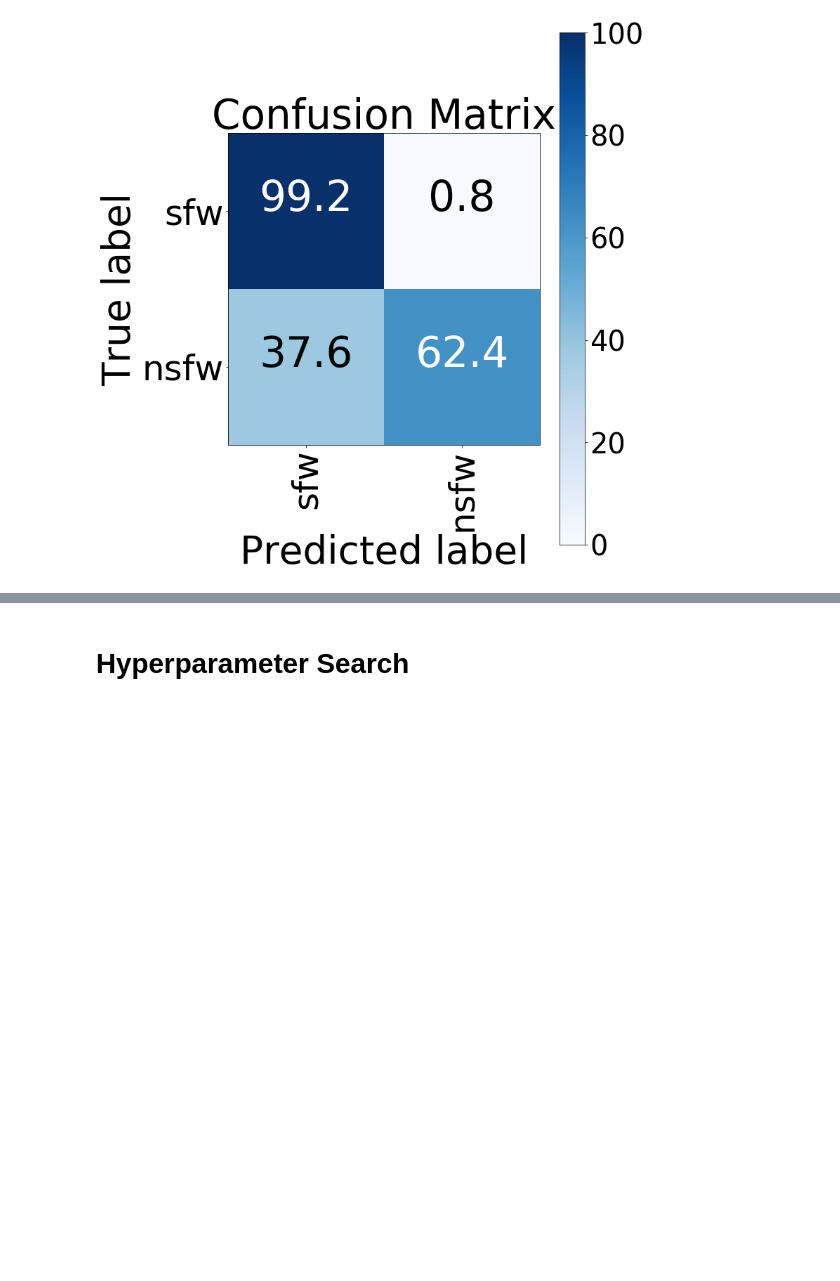
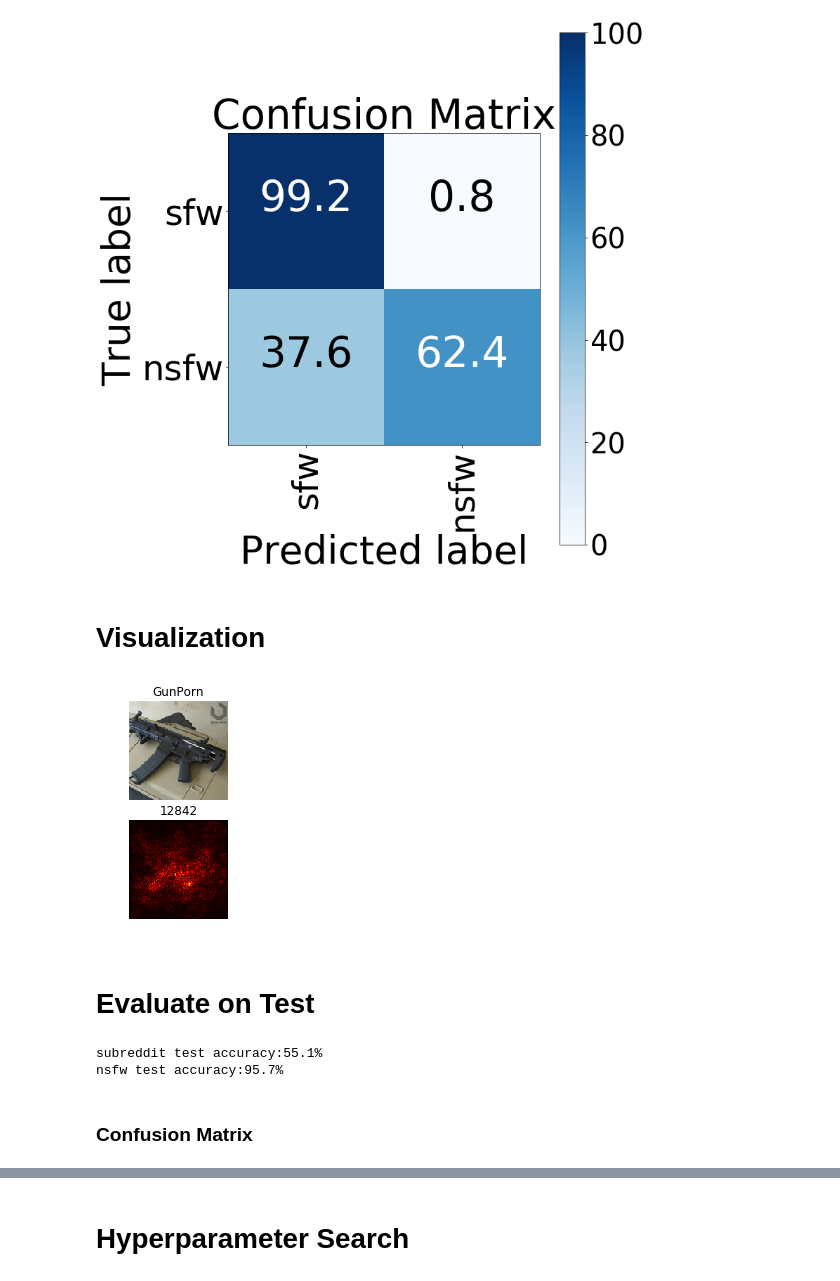
Before and after one commit to mohitrgiit/CS-231N-Final-Project, a Jupyter notebook: src/models/ResNet_multitask.ipynb, the cells around one changed output, grey strips where cells are left out. Cells and saved outputs as stored; diff of their text form; code cells hidden in the pictures; blank space fills up the shorter version.

Commit message:
confusion matrix and test eval

```diff
--- a/src/models/ResNet_multitask.ipynb
+++ b/src/models/ResNet_multitask.ipynb
@@ -242,3 +239,5 @@ plot_confusion_matrix(conf, classes=classes, normalize = True, figure_size = 11,
 # %% [output]
 Normalized confusion matrix
 [figure]
+# %% [markdown]
+# Visualization
@@ -244,0 +274,49 @@ Normalized confusion matrix
+# %%
+inverted_dictionary = {j:i for i,j in dictionary.items()}
+
+def get_class_indices(y, dictionary, sample=5, subreddit=None):
+    inverted_dictionary = {i:j for j, i in dictionary.items()}
+    if subreddit:
+        indices = [i for i in range(len(y)) if inverted_dictionary[y[i]] == subreddit]
+        #indices = [i for i in range(len(y)) if y[i] == 1]
+    else:
+        indices = list(range(len(y)))
+    random.shuffle(indices)
+    return indices[:sample]
+
+def show_saliency_maps(X, y, dictionary, mask):
+    mask = np.asarray(mask)
+    Xm = X[mask]
+    ym = y[mask]
+
+    saliency = compute_saliency_maps(Xm, ym, model)
+
+    for i in range(mask.size):
+        plt.subplot(2, mask.size, i + 1)
+        plt.imshow(deprocess_X(Xm[i]))
+        plt.axis('off')
+        class_name = inverted_dictionary[ym[i]]
+        #class_name = ym[i]
+        plt.title(class_name)
+        plt.subplot(2, mask.size, mask.size + i + 1)
+        plt.title(mask[i])
+        plt.imshow(saliency[i], cmap=plt.cm.hot)
+        plt.axis('off')
+        plt.gcf().set_size_inches(10, 4)
+    plt.savefig("../../plots/vis_multitask_"+str(mask[0]))
+    plt.show()
+
+
+indices = get_class_indices(data.y_train, dictionary, 6, "GunPorn")
+show_saliency_maps(data.X_train, data.y_train, dictionary, [12842]) #indices)
+# %% [output]
+[figure, added]
+# %% [markdown]
+# Evaluate on Test
+# %%
+cost, accuracy_sbrd, accuracy_nsfw = model.eval(data, session, "test")
+# %% [output]
+subreddit test accuracy:55.1%
+nsfw test accuracy:95.7%
+# %% [markdown]
+### Confusion Matrix
```
Also changed, not shown: parts of 7 cells of this notebook.
